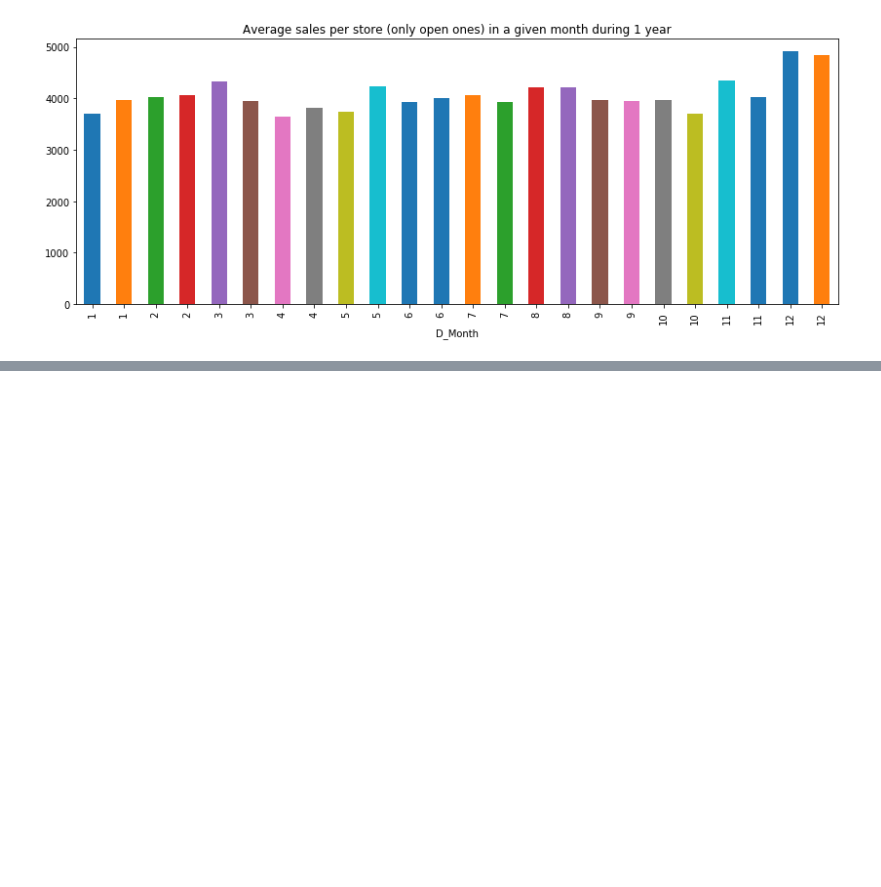
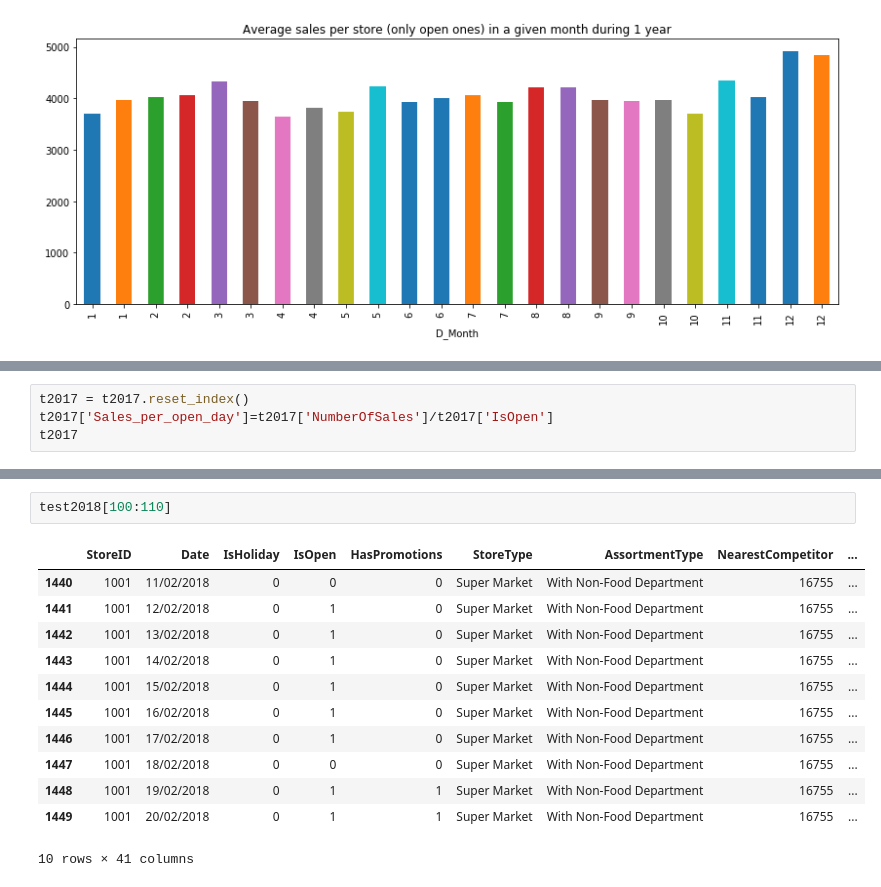
Before and after one commit to mirkomantovani/DMTM-project-BIP, a Jupyter notebook: 6.1_AVG_Month_Ensemble.ipynb, the cells around one changed output, grey strips where cells are left out. Saved outputs shown, nothing was run; the diff lists cells and outputs as text; blank space fills up the shorter version.

```diff
--- a/6.1_AVG_Month_Ensemble.ipynb
+++ b/6.1_AVG_Month_Ensemble.ipynb
@@ -155,0 +173,4 @@ bothbymonth.plot('D_Month','Sales_per_store',figsize = (14,5),legend =
+# %%
+t2017 = t2017.reset_index()
+t2017['Sales_per_open_day']=t2017['NumberOfSales']/t2017['IsOpen']
+t2017
@@ -155,0 +248,15 @@ bothbymonth.plot('D_Month','Sales_per_store',figsize = (14,5),legend =
+# %%
+test2018[100:110]
+# %% [output]
+|  | StoreID | Date | IsHoliday | IsOpen | HasPromotions | StoreType | AssortmentType | NearestCompetitor | ... |
+| 1440 | 1001 | 11/02/2018 | 0 | 0 | 0 | Super Market | With Non-Food Department | 16755 | ... |
+| 1441 | 1001 | 12/02/2018 | 0 | 1 | 0 | Super Market | With Non-Food Department | 16755 | ... |
+| 1442 | 1001 | 13/02/2018 | 0 | 1 | 0 | Super Market | With Non-Food Department | 16755 | ... |
+| 1443 | 1001 | 14/02/2018 | 0 | 1 | 0 | Super Market | With Non-Food Department | 16755 | ... |
+| 1444 | 1001 | 15/02/2018 | 0 | 1 | 0 | Super Market | With Non-Food Department | 16755 | ... |
+| 1445 | 1001 | 16/02/2018 | 0 | 1 | 0 | Super Market | With Non-Food Department | 16755 | ... |
+| 1446 | 1001 | 17/02/2018 | 0 | 1 | 0 | Super Market | With Non-Food Department | 16755 | ... |
+| 1447 | 1001 | 18/02/2018 | 0 | 0 | 0 | Super Market | With Non-Food Department | 16755 | ... |
+| 1448 | 1001 | 19/02/2018 | 0 | 1 | 1 | Super Market | With Non-Food Department | 16755 | ... |
+| 1449 | 1001 | 20/02/2018 | 0 | 1 | 1 | Super Market | With Non-Food Department | 16755 | ... |
+10 rows × 41 columns
```
Also changed, not shown: parts of 22 cells of this notebook.
